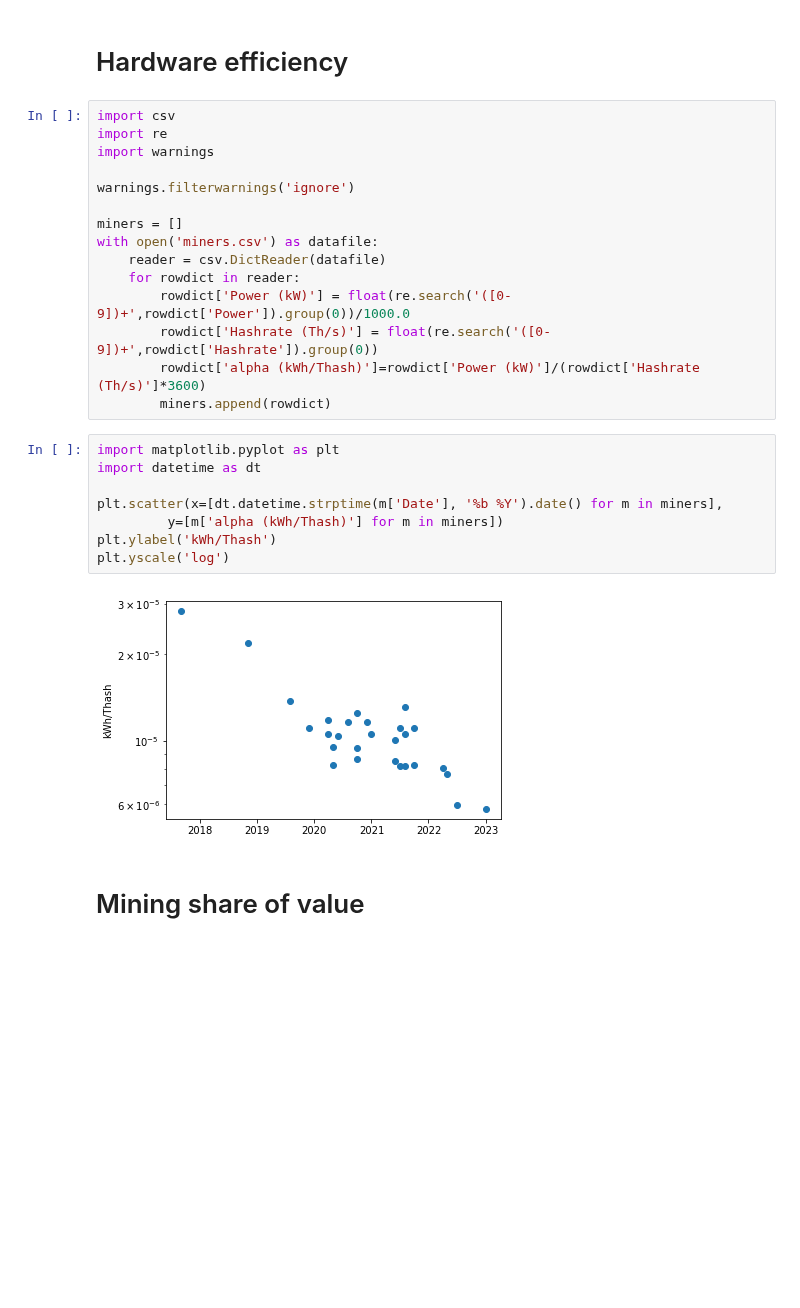
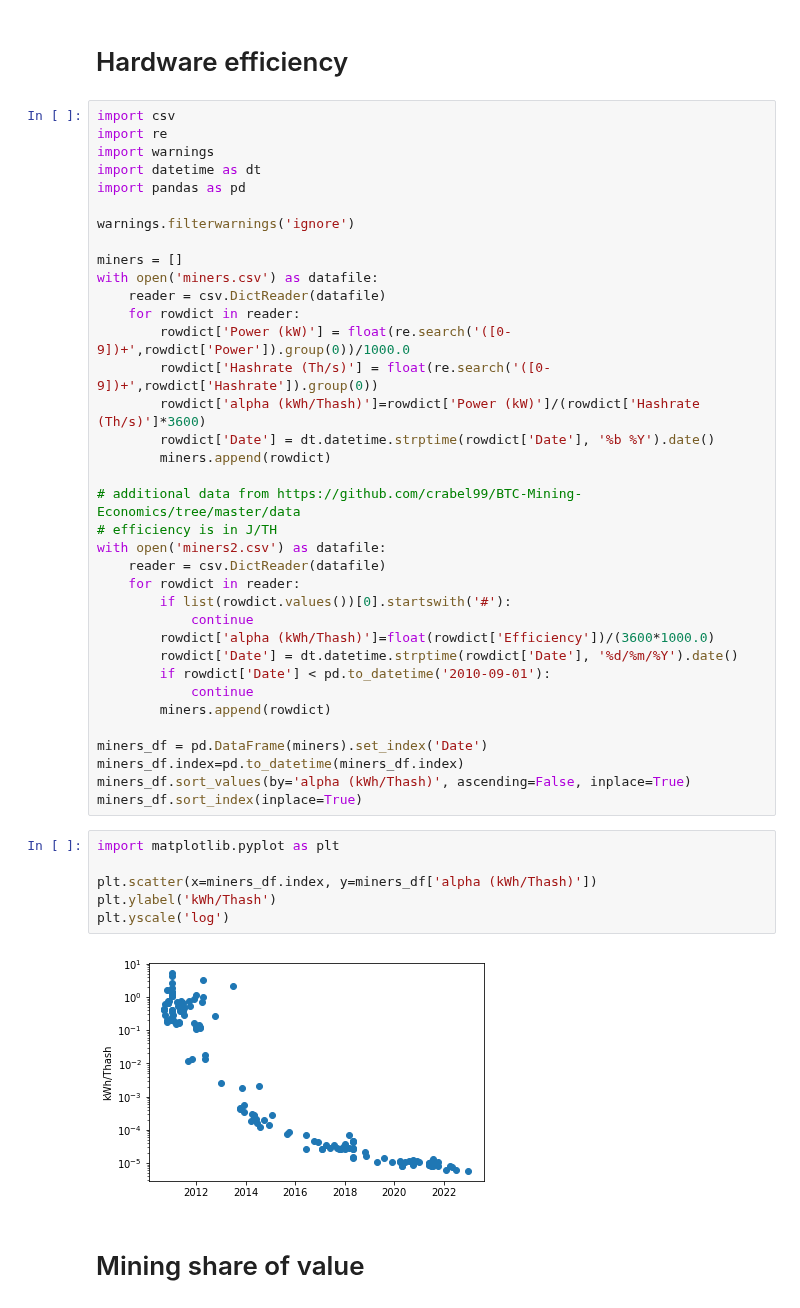
Before and after one commit to QRB-Labs/qrb, a Jupyter notebook: analysis/mining_dynamics.ipynb, the cells around one changed output. Saved outputs shown, nothing was run; the diff lists cells and outputs as text; blank space fills up the shorter version.

Commit message:
updated mining dynamics notebook with new data

```diff
--- a/analysis/mining_dynamics.ipynb
+++ b/analysis/mining_dynamics.ipynb
@@ -4,6 +4,8 @@
 import csv
 import re
 import warnings
+import datetime as dt
+import pandas as pd
 
 warnings.filterwarnings('ignore')
 
@@ -14,17 +16,34 @@ with open('miners.csv') as datafile:
         rowdict['Power (kW)'] = float(re.search('([0-9])+',rowdict['Power']).group(0))/1000.0
         rowdict['Hashrate (Th/s)'] = float(re.search('([0-9])+',rowdict['Hashrate']).group(0))
         rowdict['alpha (kWh/Thash)']=rowdict['Power (kW)']/(rowdict['Hashrate (Th/s)']*3600)
+        rowdict['Date'] = dt.datetime.strptime(rowdict['Date'], '%b %Y').date()
         miners.append(rowdict)
+
+# additional data from https://github.com/crabel99/BTC-Mining-Economics/tree/master/data
+# efficiency is in J/TH
+with open('miners2.csv') as datafile:
+    reader = csv.DictReader(datafile)
+    for rowdict in reader:
+        if list(rowdict.values())[0].startswith('#'):
+            continue
+        rowdict['alpha (kWh/Thash)']=float(rowdict['Efficiency'])/(3600*1000.0)
+        rowdict['Date'] = dt.datetime.strptime(rowdict['Date'], '%d/%m/%Y').date()
+        if rowdict['Date'] < pd.to_datetime('2010-09-01'):
+            continue
+        miners.append(rowdict)
+
+miners_df = pd.DataFrame(miners).set_index('Date')
+miners_df.index=pd.to_datetime(miners_df.index)
+miners_df.sort_values(by='alpha (kWh/Thash)', ascending=False, inplace=True)
+miners_df.sort_index(inplace=True)
 # %%
 import matplotlib.pyplot as plt
-import datetime as dt
 
-plt.scatter(x=[dt.datetime.strptime(m['Date'], '%b %Y').date() for m in miners],
-         y=[m['alpha (kWh/Thash)'] for m in miners])
+plt.scatter(x=miners_df.index, y=miners_df['alpha (kWh/Thash)'])
 plt.ylabel('kWh/Thash')
 plt.yscale('log')
 # %% [output]
-[figure, old version]
+[figure, new version]
 # %% [markdown]
 # Mining share of value
 # %%
```
Also changed, not shown: parts of 20 cells of this notebook.
